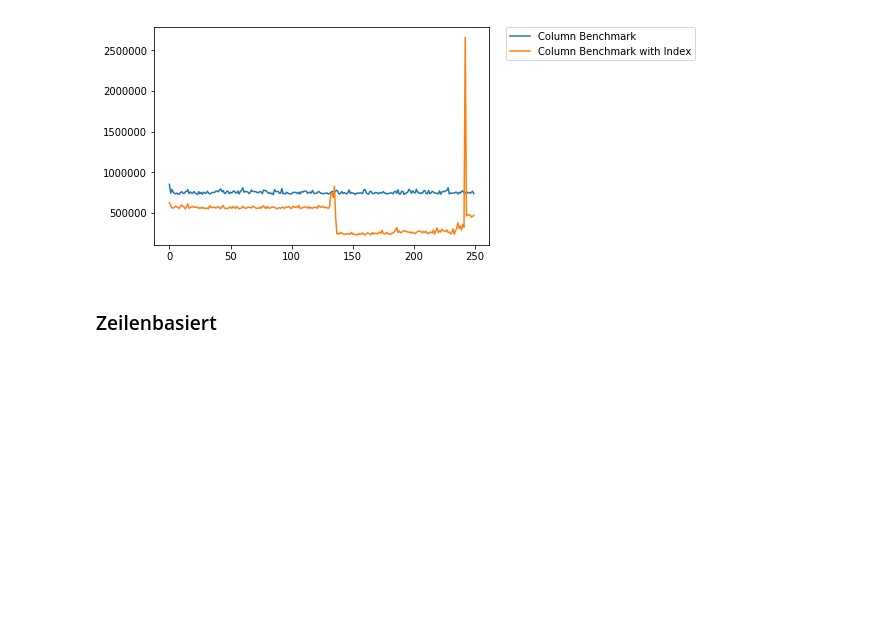
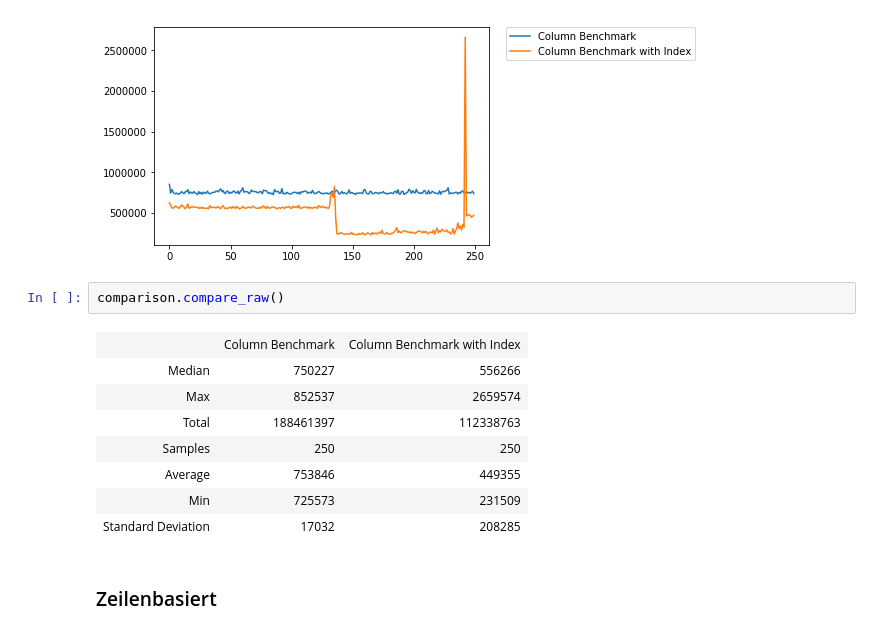
Before and after one commit to Osslack/HANA_SSBM, a Jupyter notebook: src/analyser/Analysis-SSBM-HANA.ipynb, the cells around one changed output. Drawn from its saved outputs; the diff is of its cells as text; blank space fills up the shorter version.

```diff
--- a/src/analyser/Analysis-SSBM-HANA.ipynb
+++ b/src/analyser/Analysis-SSBM-HANA.ipynb
@@ -134,6 +176,17 @@ comparison = Comparison(column_benchmark, index_column_benchmark)
 comparison.compare_visually()
 # %% [output]
 [figure]
+# %%
+comparison.compare_raw()
+# %% [output]
+|  | Column Benchmark | Column Benchmark with Index |
+| Median | 750227 | 556266 |
+| Max | 852537 | 2659574 |
+| Total | 188461397 | 112338763 |
+| Samples | 250 | 250 |
+| Average | 753846 | 449355 |
+| Min | 725573 | 231509 |
+| Standard Deviation | 17032 | 208285 |
 # %% [markdown]
 ### Zeilenbasiert
 # %%
```
Also changed, not shown: parts of 10 cells of this notebook, 1 other file.
